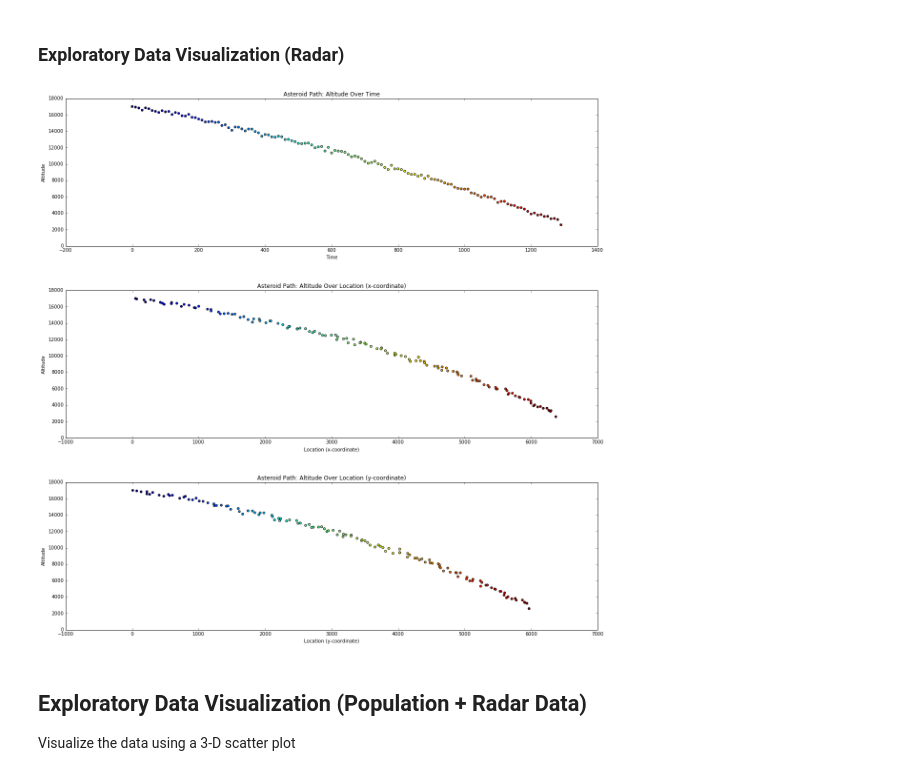
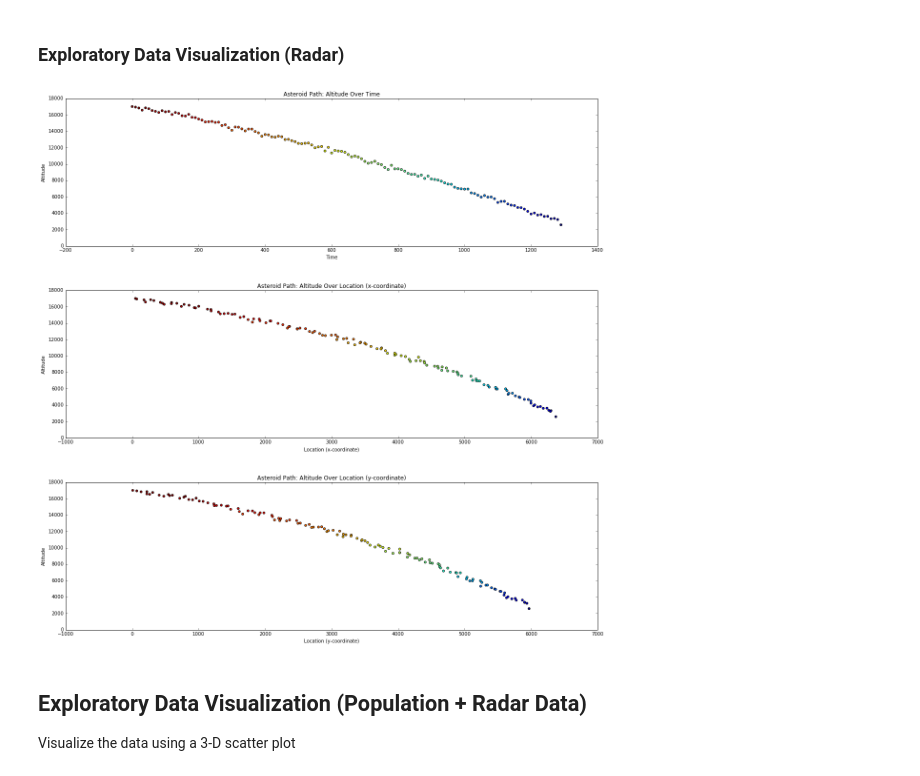
Before and after one commit to rickfarmer/harvard-cs-109a-data-science, a Jupyter notebook: Farmer_Rick_CS109A_Midterm.ipynb, the cells around one changed output. Cells and saved outputs as stored; diff of their text form; code cells hidden in the pictures.

```diff
--- a/Farmer_Rick_CS109A_Midterm.ipynb
+++ b/Farmer_Rick_CS109A_Midterm.ipynb
@@ -222,36 +240,36 @@ radar_df.head()
 # %%
 # Assign the coordinates for plotting
 time, x, y, z =  radar_df['time'], radar_df['x'], radar_df['y'], radar_df['z']
 
 # Create a new figure window to draw in, with a larger figure size to fill the space
 fig = plt.figure(figsize=(20, 20))
 
 # Add a subplot into the predefined 3 rows & 1 col figure for Altitude Over Time
 ax = fig.add_subplot(3, 1, 1)
 ax.set_title("Asteroid Path: Altitude Over Time") # Add the title to each subplot
 ax.set_xlabel("Time") # Add the x-axis label to this subplot
 ax.set_ylabel("Altitude") # Add the y-axis label to this subplot
 
 # Add a subplot into the predefined 3 rows & 1 col figure for Altitude Over Distance
 ax = fig.add_subplot(3, 1, 2)
 ax.set_title("Asteroid Path: Altitude Over Location (x-coordinate)") # Add the title to each subplot
 ax.set_xlabel("Location (x-coordinate)") # Add the x-axis label to this subplot
 ax.set_ylabel("Altitude") # Add the y-axis label to this subplot
 
 # Add a subplot into the predefined 3 rows & 1 col figure for Altitude Over Distance
 ax = fig.add_subplot(3, 1, 3)
 ax.set_title("Asteroid Path: Altitude Over Location (y-coordinate)") # Add the title to each subplot
 ax.set_xlabel("Location (y-coordinate)") # Add the x-axis label to this subplot
 ax.set_ylabel("Altitude") # Add the y-axis label to this subplot
 
 # Finally, add the x, y data in the form of a scatter plot and set the color scheme, e.g c=
-fig.axes[0].scatter(time, z, c=time)
-fig.axes[1].scatter(x, z, c=x)
-fig.axes[2].scatter(y, z, c=y)
+fig.axes[0].scatter(time, z, c=(time+z))
+fig.axes[1].scatter(x, z, c=(x+z))
+fig.axes[2].scatter(y, z, c=(y+z))
 
 fig.subplots_adjust(wspace=0.1, hspace=0.3) # Spread out the subplots so they don't overlap one another
 # %% [output]
-[figure, old version]
+[figure, new version]
 # %% [markdown]
 ## Exploratory Data Visualization (Population + Radar Data)
 
```
Also changed, not shown: parts of 5 cells of this notebook, 1 other file.
